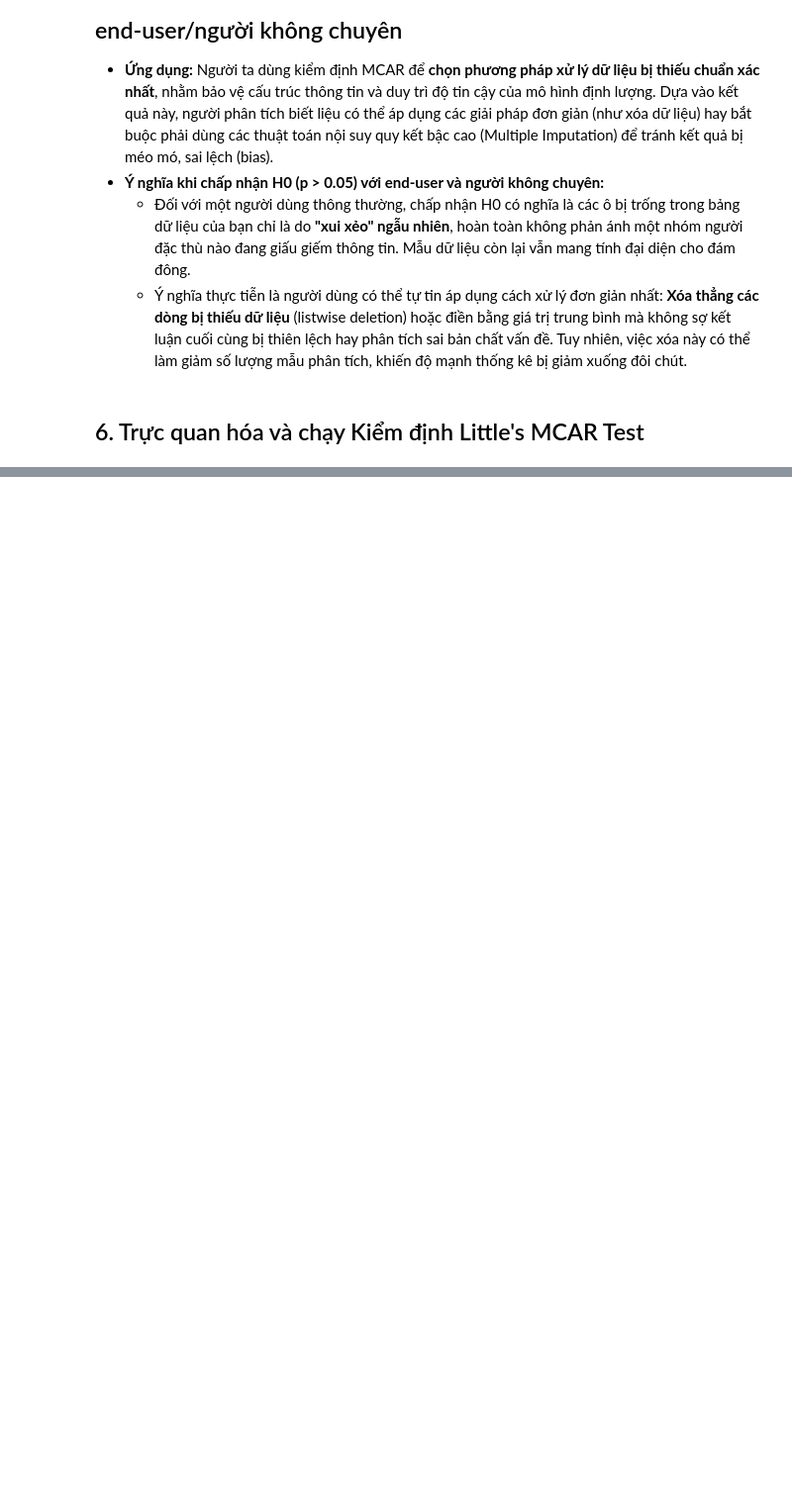
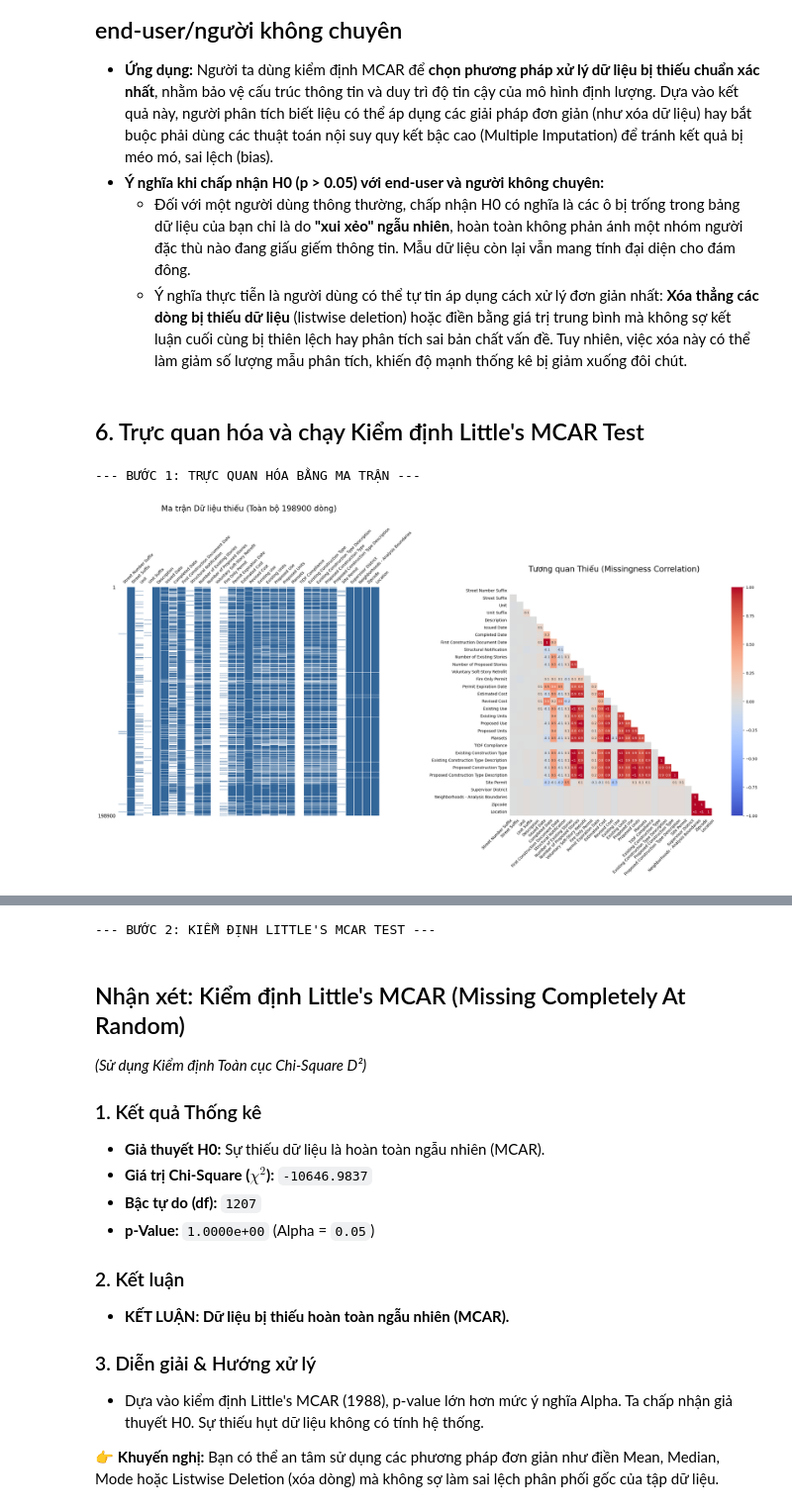
Before and after one commit to Taylor3691/mining-beyond-boundaries, a Jupyter notebook: notebooks/Duy-table.analysis.missing.value.ipynb, the cells around one changed output, grey strips where cells are left out. Shown at 99% size. Drawn from its saved outputs; the diff is of its cells as text; code cells hidden in the pictures; blank space fills up the shorter version.

```diff
--- a/notebooks/Duy-table.analysis.missing.value.ipynb
+++ b/notebooks/Duy-table.analysis.missing.value.ipynb
@@ -56,26 +56,24 @@
 
 ## 6. Trực quan hóa và chạy Kiểm định Little's MCAR Test
 # %%
+import os
+import sys
+if os.path.abspath(os.path.join('..', 'src')) not in sys.path:
+    sys.path.append(os.path.abspath(os.path.join('..', 'src')))
 from table.dataset import TableDataset
 from statistic.test_missing import MCARLittleTesting
 from table.analysis_missing_value import MissingValueMatrix
 from config.settings import PATH_FOLDER_TABLE_RAW
 from pathlib import Path
-# ==========================================
-# 1. NẠP DỮ LIỆU
-# ==========================================
 dataset = TableDataset(str(Path(PATH_FOLDER_TABLE_RAW) / "Building_Permits.csv"))
-# ==========================================
-# 2. TASK 1: TRỰC QUAN HÓA
-# ==========================================
 print("--- BƯỚC 1: TRỰC QUAN HÓA BẰNG MA TRẬN ---")
 matrix_vis = MissingValueMatrix(drop_threshold=40.0)
 matrix_vis.visitTableDataset(dataset)
 matrix_vis.run()
-# ==========================================
-# 3. TASK 2: KIỂM ĐỊNH LITTLE'S MCAR TEST
-# ==========================================
 print("\n--- BƯỚC 2: KIỂM ĐỊNH LITTLE'S MCAR TEST ---")
 mcar_tester = MCARLittleTesting(alpha=0.05)
 mcar_tester.visitTableDataset(dataset)
 mcar_tester.run()
+# %% [output]
+--- BƯỚC 1: TRỰC QUAN HÓA BẰNG MA TRẬN ---
+[figure, added]
@@ -81,0 +140,18 @@ mcar_tester.run()
+--- BƯỚC 2: KIỂM ĐỊNH LITTLE'S MCAR TEST ---
+
+## Nhận xét: Kiểm định Little's MCAR (Missing Completely At Random)
+*(Sử dụng Kiểm định Toàn cục Chi-Square D²)*
+
+### 1. Kết quả Thống kê
+- **Giả thuyết H0:** Sự thiếu dữ liệu là hoàn toàn ngẫu nhiên (MCAR).
+- **Giá trị Chi-Square ($\chi^2$):** `-10646.9837`
+- **Bậc tự do (df):** `1207`
+- **p-Value:** `1.0000e+00` (Alpha = `0.05`)
+
+### 2. Kết luận
+- **KẾT LUẬN: Dữ liệu bị thiếu hoàn toàn ngẫu nhiên (MCAR).**
+
+### 3. Diễn giải & Hướng xử lý
+- Dựa vào kiểm định Little's MCAR (1988), p-value lớn hơn mức ý nghĩa Alpha. Ta chấp nhận giả thuyết H0. Sự thiếu hụt dữ liệu không có tính hệ thống.
+
+👉 **Khuyến nghị:** Bạn có thể an tâm sử dụng các phương pháp đơn giản như điền Mean, Median, Mode hoặc Listwise Deletion (xóa dòng) mà không sợ làm sai lệch phân phối gốc của tập dữ liệu.
```
Also changed, not shown: parts of 1 cell of this notebook, 2 other files.
